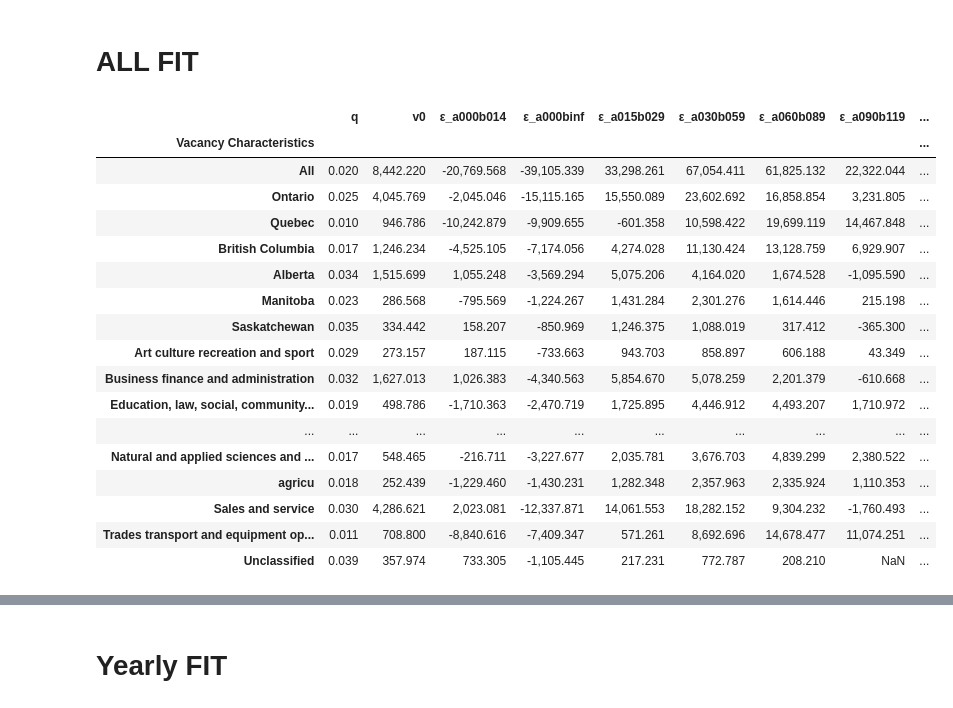
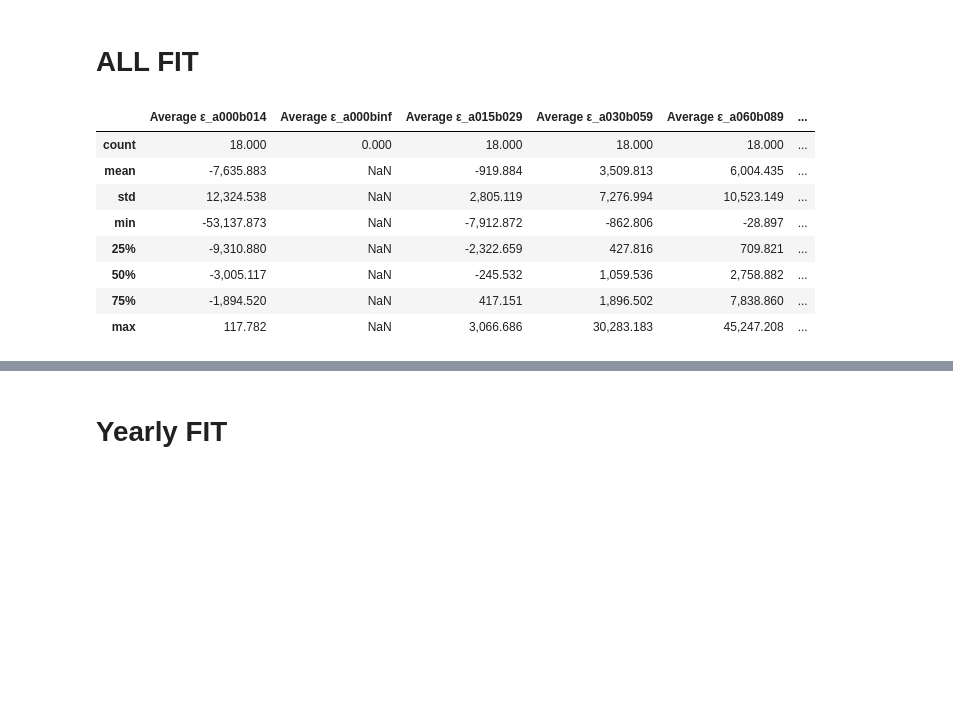
Before and after one commit to YanliangZhu/MAPaper, a Jupyter notebook: code.ipynb, the cells around one changed output, grey strips where cells are left out. Cells and saved outputs as stored; diff of their text form; code cells hidden in the pictures; blank space fills up the shorter version.

```diff
--- a/code.ipynb
+++ b/code.ipynb
@@ -146,8 +72,8 @@ V_{a,b}={V_0q^a(1-q^b)\over1-q}
 $$
 # %%
 def genDF0(df, df0, quarter):
-    df0 = df0.append({'year' : df.loc[quarter, 'year'], 'quarter' : df.loc[quarter, 'quarter'],
-                      'V':df.loc[quarter,'a000binf'],'a':float(0),'b':np.inf,'id':'a000binf'},ignore_index=True)
+    #df0 = df0.append({'year' : df.loc[quarter, 'year'], 'quarter' : df.loc[quarter, 'quarter'],
+                      #'V':df.loc[quarter,'a000binf'],'a':float(0),'b':np.inf,'id':'a000binf'},ignore_index=True)
     df0 = df0.append({'year' : df.loc[quarter, 'year'], 'quarter' : df.loc[quarter, 'quarter'],
                       'V':df.loc[quarter,'a000b014'],'a':float(0),'b':float(14), 'id':'a000b014'},ignore_index=True)
     df0 = df0.append({'year' : df.loc[quarter, 'year'], 'quarter' : df.loc[quarter, 'quarter'],
@@ -265,6 +186,7 @@ def name(df):
                      'manage': 'Management',
                      'manufa': 'Manufacturing and utilities',
                      'engine': 'Natural and applied sciences and related',
+                     'agricu': 'Natural resources agriculture and related production',
                      'servic': 'Sales and service',
                      'trades': 'Trades transport and equipment operators and related',
                      '0class': 'Unclassified'})
@@ -281,6 +203,11 @@ def date(df):
     df['date'] = pd.to_datetime(df['date'])
     df = df.drop(['t' , 'year', 'quarter'], axis=1)
     return df
+# %%
+#fitting
+fitAll_all = NLS(df_all) #[0]: table, [1]:V0, [2]: q, [3]: standard error of the model
+fitYear_all = NLS_yearly(df_all)
+fitQuarter_all = NLS_quarterly(df_all)
 # %% [markdown]
 # ALL FIT
 # %%
@@ -290,51 +217,43 @@ for i in VacancyCharacteristics:
     globals()[f'fitAll_{i}'] = NLS(df)
 # %%
 fitAll_result = pd.DataFrame()
-fitAll_result = fitAll_result.append({'Vacancy Characteristics': 'All', 'v0': fit_all[1], 'q':fit_all[2],
-                                      'ε_a000binf': fit_all[0]['ε_a000binf'].mean(),
-                                      'ε_a000b014': fit_all[0]['ε_a000b014'].mean(),
-                                      'ε_a015b029': fit_all[0]['ε_a015b029'].mean(),
-                                      'ε_a030b059': fit_all[0]['ε_a030b059'].mean(),
-                                      'ε_a060b089': fit_all[0]['ε_a060b089'].mean(),
-                                      'ε_a090binf': fit_all[0]['ε_a090binf'].mean(),
-                                      'ε_a090b119': fit_all[0]['ε_a090b119'].mean(),
-                                      'ε_a120binf': fit_all[0]['ε_a120binf'].mean()
+fitAll_result = fitAll_result.append({'Vacancy Characteristics': 'All', 'v0': fitAll_all[1], 'q':fitAll_all[2],
+                                      'Average ε_a000binf': fitAll_all[0]['ε_a000binf'].mean(),
+                                      'Average ε_a000b014': fitAll_all[0]['ε_a000b014'].mean(),
+                                      'Average ε_a015b029': fitAll_all[0]['ε_a015b029'].mean(),
+                                      'Average ε_a030b059': fitAll_all[0]['ε_a030b059'].mean(),
+                                      'Average ε_a060b089': fitAll_all[0]['ε_a060b089'].mean(),
+                                      'Average ε_a090binf': fitAll_all[0]['ε_a090binf'].mean(),
+                                      'Average ε_a090b119': fitAll_all[0]['ε_a090b119'].mean(),
+                                      'Average ε_a120binf': fitAll_all[0]['ε_a120binf'].mean()
                                      }, ignore_index=True)
 #result table
 for j in VacancyCharacteristics:
     fit = globals()[f'fitAll_{j}']
     fitAll_result = fitAll_result.append({'Vacancy Characteristics': j, 'v0': fit[1], 'q':fit[2],
-                                          'ε_a000binf': fit[0]['ε_a000binf'].mean(),
-                                          'ε_a000b014': fit[0]['ε_a000b014'].mean(),
-                                          'ε_a015b029': fit[0]['ε_a015b029'].mean(),
-                                          'ε_a030b059': fit[0]['ε_a030b059'].mean(),
-                                          'ε_a060b089': fit[0]['ε_a060b089'].mean(),
-                                          'ε_a090binf': fit[0]['ε_a090binf'].mean(),
-                                          'ε_a090b119': fit[0]['ε_a090b119'].mean(),
-                                          'ε_a120binf': fit[0]['ε_a120binf'].mean()
+                                          'Average ε_a000binf': fit[0]['ε_a000binf'].mean(),
+                                          'Average ε_a000b014': fit[0]['ε_a000b014'].mean(),
+                                          'Average ε_a015b029': fit[0]['ε_a015b029'].mean(),
+                                          'Average ε_a030b059': fit[0]['ε_a030b059'].mean(),
+                                          'Average ε_a060b089': fit[0]['ε_a060b089'].mean(),
+                                          'Average ε_a090binf': fit[0]['ε_a090binf'].mean(),
+                                          'Average ε_a090b119': fit[0]['ε_a090b119'].mean(),
+                                          'Average ε_a120binf': fit[0]['ε_a120binf'].mean()
                                          }, ignore_index=True)
 
 fitAll_result = name(fitAll_result)
 fitAll_result = fitAll_result.set_index(['Vacancy Characteristics'])
-display(fitAll_result)
-fitAll_result.to_excel("Table5-1.xlsx")
+#display(fitAll_result)
+#fitAll_result.to_excel("Table5-1.xlsx")
+fitAll_result.describe()
 # %% [output]
-|  | q | v0 | ε_a000b014 | ε_a000binf | ε_a015b029 | ε_a030b059 | ε_a060b089 | ε_a090b119 | ... |
-| Vacancy Characteristics |  |  |  |  |  |  |  |  | ... |
-| All | 0.020 | 8,442.220 | -20,769.568 | -39,105.339 | 33,298.261 | 67,054.411 | 61,825.132 | 22,322.044 | ... |
-| Ontario | 0.025 | 4,045.769 | -2,045.046 | -15,115.165 | 15,550.089 | 23,602.692 | 16,858.854 | 3,231.805 | ... |
-| Quebec | 0.010 | 946.786 | -10,242.879 | -9,909.655 | -601.358 | 10,598.422 | 19,699.119 | 14,467.848 | ... |
-| British Columbia | 0.017 | 1,246.234 | -4,525.105 | -7,174.056 | 4,274.028 | 11,130.424 | 13,128.759 | 6,929.907 | ... |
-| Alberta | 0.034 | 1,515.699 | 1,055.248 | -3,569.294 | 5,075.206 | 4,164.020 | 1,674.528 | -1,095.590 | ... |
-| Manitoba | 0.023 | 286.568 | -795.569 | -1,224.267 | 1,431.284 | 2,301.276 | 1,614.446 | 215.198 | ... |
-| Saskatchewan | 0.035 | 334.442 | 158.207 | -850.969 | 1,246.375 | 1,088.019 | 317.412 | -365.300 | ... |
-| Art culture recreation and sport | 0.029 | 273.157 | 187.115 | -733.663 | 943.703 | 858.897 | 606.188 | 43.349 | ... |
-| Business finance and administration | 0.032 | 1,627.013 | 1,026.383 | -4,340.563 | 5,854.670 | 5,078.259 | 2,201.379 | -610.668 | ... |
-| Education, law, social, community... | 0.019 | 498.786 | -1,710.363 | -2,470.719 | 1,725.895 | 4,446.912 | 4,493.207 | 1,710.972 | ... |
-| ... | ... | ... | ... | ... | ... | ... | ... | ... | ... |
-| Natural and applied sciences and ... | 0.017 | 548.465 | -216.711 | -3,227.677 | 2,035.781 | 3,676.703 | 4,839.299 | 2,380.522 | ... |
-| agricu | 0.018 | 252.439 | -1,229.460 | -1,430.231 | 1,282.348 | 2,357.963 | 2,335.924 | 1,110.353 | ... |
-| Sales and service | 0.030 | 4,286.621 | 2,023.081 | -12,337.871 | 14,061.553 | 18,282.152 | 9,304.232 | -1,760.493 | ... |
-| Trades transport and equipment op... | 0.011 | 708.800 | -8,840.616 | -7,409.347 | 571.261 | 8,692.696 | 14,678.477 | 11,074.251 | ... |
-| Unclassified | 0.039 | 357.974 | 733.305 | -1,105.445 | 217.231 | 772.787 | 208.210 | NaN | ... |
+|  | Average ε_a000b014 | Average ε_a000binf | Average ε_a015b029 | Average ε_a030b059 | Average ε_a060b089 | ... |
+| count | 18.000 | 0.000 | 18.000 | 18.000 | 18.000 | ... |
+| mean | -7,635.883 | NaN | -919.884 | 3,509.813 | 6,004.435 | ... |
+| std | 12,324.538 | NaN | 2,805.119 | 7,276.994 | 10,523.149 | ... |
+| min | -53,137.873 | NaN | -7,912.872 | -862.806 | -28.897 | ... |
+| 25% | -9,310.880 | NaN | -2,322.659 | 427.816 | 709.821 | ... |
+| 50% | -3,005.117 | NaN | -245.532 | 1,059.536 | 2,758.882 | ... |
+| 75% | -1,894.520 | NaN | 417.151 | 1,896.502 | 7,838.860 | ... |
+| max | 117.782 | NaN | 3,066.686 | 30,283.183 | 45,247.208 | ... |
 # %%
```
Also changed, not shown: parts of 35 cells of this notebook.
